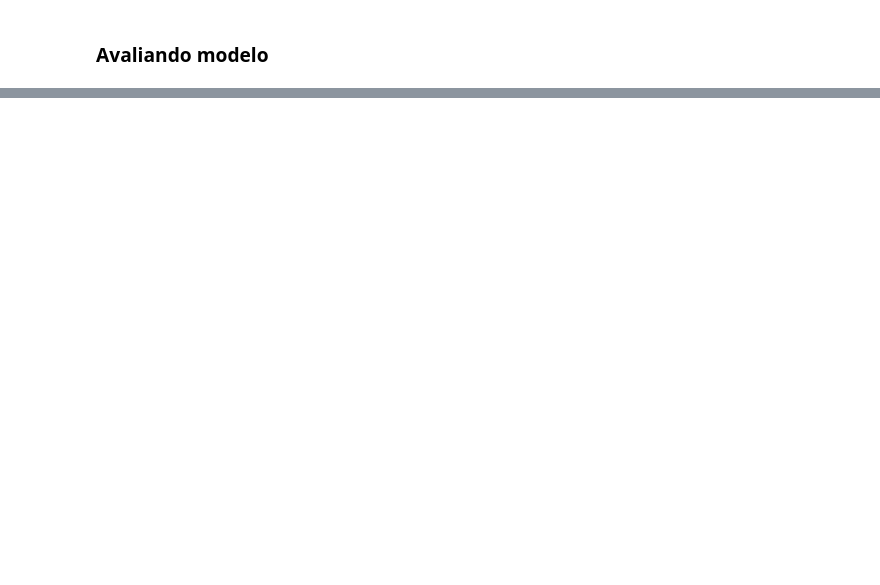
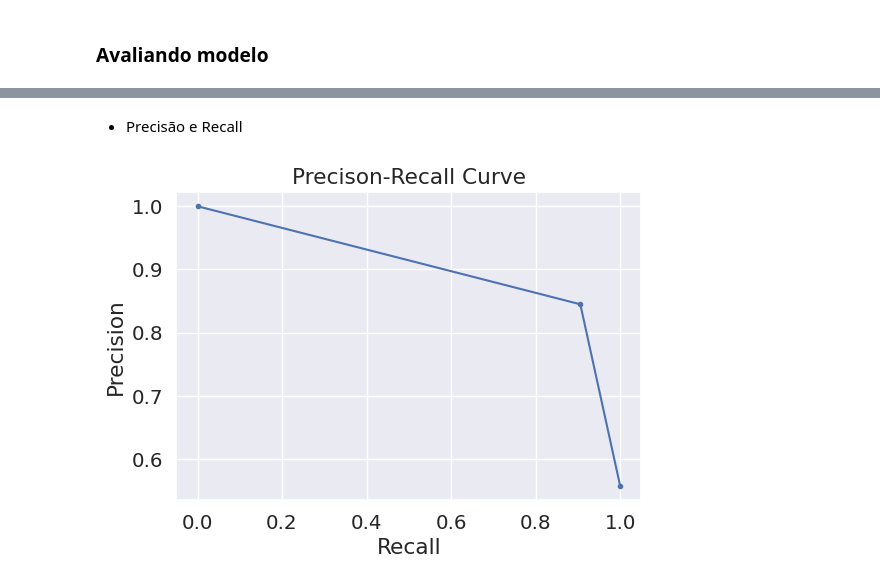
Before and after one commit to renigoms/marchine_learning_project, a Jupyter notebook: testes_com_base_de_doencas_cardiacas/categorizacacao_com_svm.ipynb, the cells around one changed output, grey strips where cells are left out. Drawn from its saved outputs; the diff is of its cells as text; code cells hidden in the pictures; blank space fills up the shorter version.

```diff
--- a/testes_com_base_de_doencas_cardiacas/categorizacacao_com_svm.ipynb
+++ b/testes_com_base_de_doencas_cardiacas/categorizacacao_com_svm.ipynb
@@ -136,6 +137,28 @@ x_treino, x_teste, y_treino, y_teste = treinoteste(x_caracteristicas, y_previsor
 # %% [markdown]
 * Treinando modelo
 # %%
-svm_model = pipeline(SVC(kernel='rbf'))
-svm_model.fit(x_caracteristicas, y_previsor)
+
+from sklearn.model_selection import GridSearchCV
+
+
+param_grid = {
+    'DT__kernel': ['linear', 'rbf'],
+    'DT__C': [0.1, 1, 10, 100],
+    'DT__gamma': ['scale', 'auto', 0.001, 0.01, 0.1, 1]
+}
+
+
+
+# GridSearch com validação cruzada
+print("🔍 Buscando melhores hiperparâmetros...")
+svm_model = GridSearchCV(
+    pipeline(SVC()),
+    param_grid,
+    cv=5,
+    scoring='accuracy',
+    n_jobs=-1,  # Usar todos os cores disponíveis
+    verbose=0
+)
+
+svm_model.fit(x_treino, y_treino)
 # %% [output]
@@ -184,0 +234,15 @@ array([1, 1, 1, 0, 1, 0, 1, 1, 1, 1, 1, 0, 1, 1, 1, 1, 0, 0, 0, 0, 1, 1,
+# %% [markdown]
+* Precisão e Recall
+# %%
+from sklearn.metrics import precision_recall_curve
+precision, recall, threshold = precision_recall_curve(y_teste, previssoes)
+
+# Graph
+plt.figure(figsize=(6,4))
+plt.plot(recall, precision, marker='.')
+plt.xlabel("Recall")
+plt.ylabel("Precision")
+plt.title("Precison-Recall Curve")
+plt.show()
+# %% [output]
+[figure, added]
```
Also changed, not shown: parts of 19 cells of this notebook, 1 other file.
